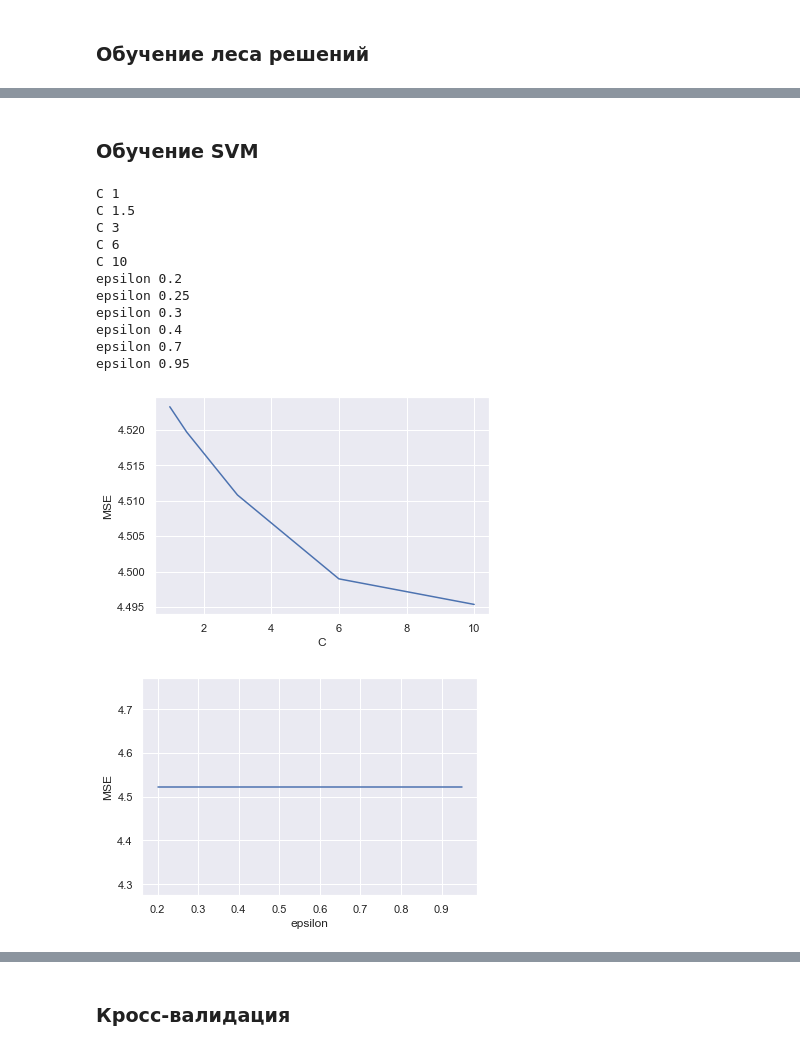
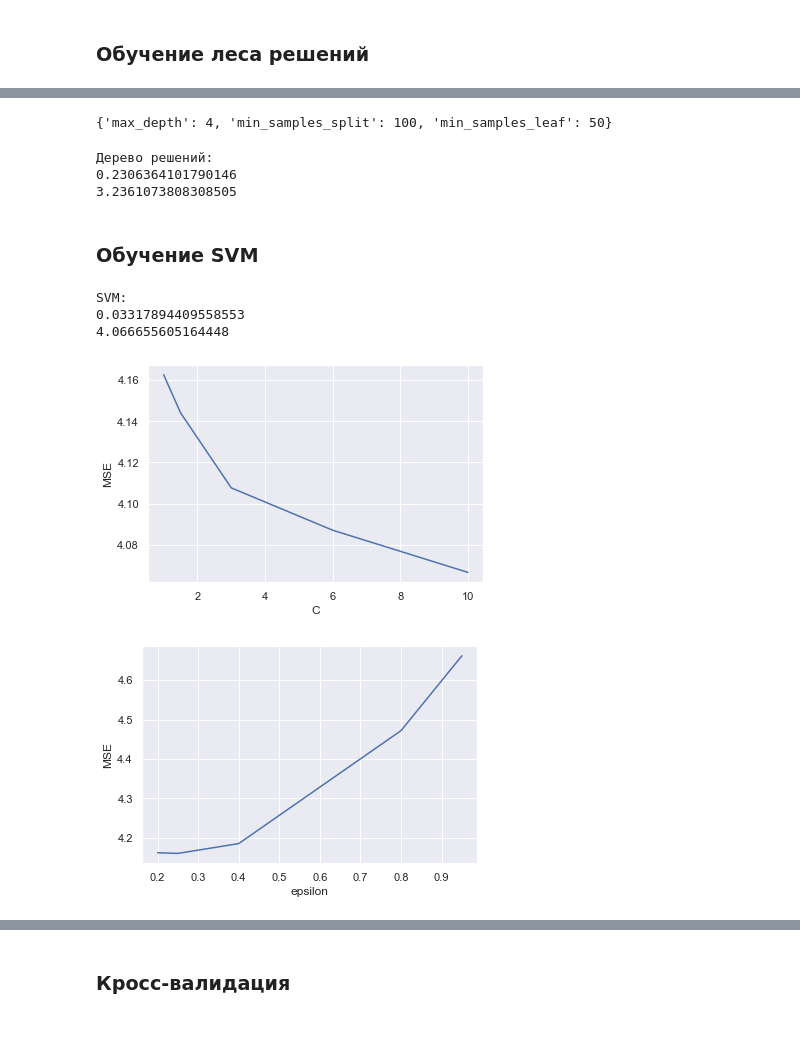
Before and after one commit to Knzaytsev/IntroductionToML, a Jupyter notebook: 3 lab/3 lab.ipynb, the cells around one changed output, grey strips where cells are left out. Saved outputs shown, nothing was run; the diff lists cells and outputs as text; code cells hidden in the pictures.

```diff
--- a/3 lab/3 lab.ipynb
+++ b/3 lab/3 lab.ipynb
@@ -840,5 +1025,0 @@ score(y_test, predicted, "Градиентный бустинг:")
-# %%
-gbm = GBR(n_estimators=100, max_depth=4, min_samples_split=10, learning_rate=0.1)
-gbm.fit(X_train, y_train)
-predicted = gbm.predict(X_test)
-score(y_test, predicted, "Градиентный бустинг:")
@@ -909,0 +1101,24 @@ score(y_test, predicted, "Лес решений:")
+# %%
+params = {'max_depth': [1, 4, 10, 20, 50],
+         'min_samples_split' : [2, 5, 10, 20, 50, 100, 1000],
+         'min_samples_leaf' : [1, 5, 10, 20, 50]}
+
+best_params = {}
+for p in params:
+    fig, ax = plt.subplots(1)
+    scores_MSE = []
+    vals = []
+    min_mse = 100
+    for v in params[p]:
+        param = {p : v}
+        forest = RandomForestRegressor(**param)
+        forest.fit(X_train, y_train)
+        predicted = forest.predict(X_test)
+        vals.append(v)
+        mse = MSE(y_test, predicted)
+        if min_mse > mse:
+            min_mse = mse
+            best_params[p] = v
+        scores_MSE.append(mse)
+    temp = pd.DataFrame({'MSE':scores_MSE, p:vals})
+    sns.lineplot(x=p, y="MSE", data=temp, ax=ax)
@@ -910,53 +1129,59 @@ score(y_test, predicted, "Лес решений:")
+# %%
+best_params
+# %% [output]
+{'max_depth': 4, 'min_samples_split': 100, 'min_samples_leaf': 50}
+# %%
+tree = DecisionTreeRegressor(**best_params)
+tree.fit(X_train, y_train)
+predicted = tree.predict(X_test)
+predicted = tree.predict(X_test)
+score(y_test, predicted, "Дерево решений:")
+# %% [output]
+Дерево решений:
+0.2306364101790146
+3.2361073808308505
 # %% [markdown]
 ### Обучение SVM
 # %%
 from sklearn.svm import SVR
 
-svm = SVR(C=1.0, epsilon=0.2)
+svm = SVR(C=10.0, epsilon=0.2)
 svm.fit(X_train, y_train)
 predicted = svm.predict(X_test)
 score(y_test, predicted, "SVM:")
+# %% [output]
+SVM:
+0.03317894409558553
+4.066655605164448
 # %%
 from sklearn.metrics import r2_score, mean_squared_error as MSE
 
 params = {'C': [1, 1.5, 3, 6, 10],
-         'epsilon' : [0.2, 0.25, 0.3, 0.4, 0.7, 0.95]}
+         'epsilon': [0.2, 0.25, 0.4, 0.8, 0.95]}
 
 best_params = {}
 for p in params:
     fig, ax = plt.subplots(1)
     scores_MSE = []
     vals = []
     min_mse = 100
     for v in params[p]:
-        print(p, v)
-        param = {p : v,
-                'epsilon' : 0.2}
+        param = {'epsilon' : 0.2,
+                 p : v}
         svm = SVR(**param)
         svm.fit(X_train, y_train)
         predicted = svm.predict(X_test)
         vals.append(v)
         mse = MSE(y_test, predicted)
         if min_mse > mse:
             min_mse = mse
             best_params[p] = v
         scores_MSE.append(mse)
     temp = pd.DataFrame({'MSE':scores_MSE, p:vals})
     sns.lineplot(x=p, y="MSE", data=temp, ax=ax)
 # %% [output]
-C 1
-C 1.5
-C 3
-C 6
-C 10
-epsilon 0.2
-epsilon 0.25
-epsilon 0.3
-epsilon 0.4
-epsilon 0.7
-epsilon 0.95
-[figure, old version]
+[figure, new version]
-[figure, old version]
+[figure, new version]
 # %%
 best_params
 # %% [output]
```
Also changed, not shown: parts of 104 cells of this notebook.
